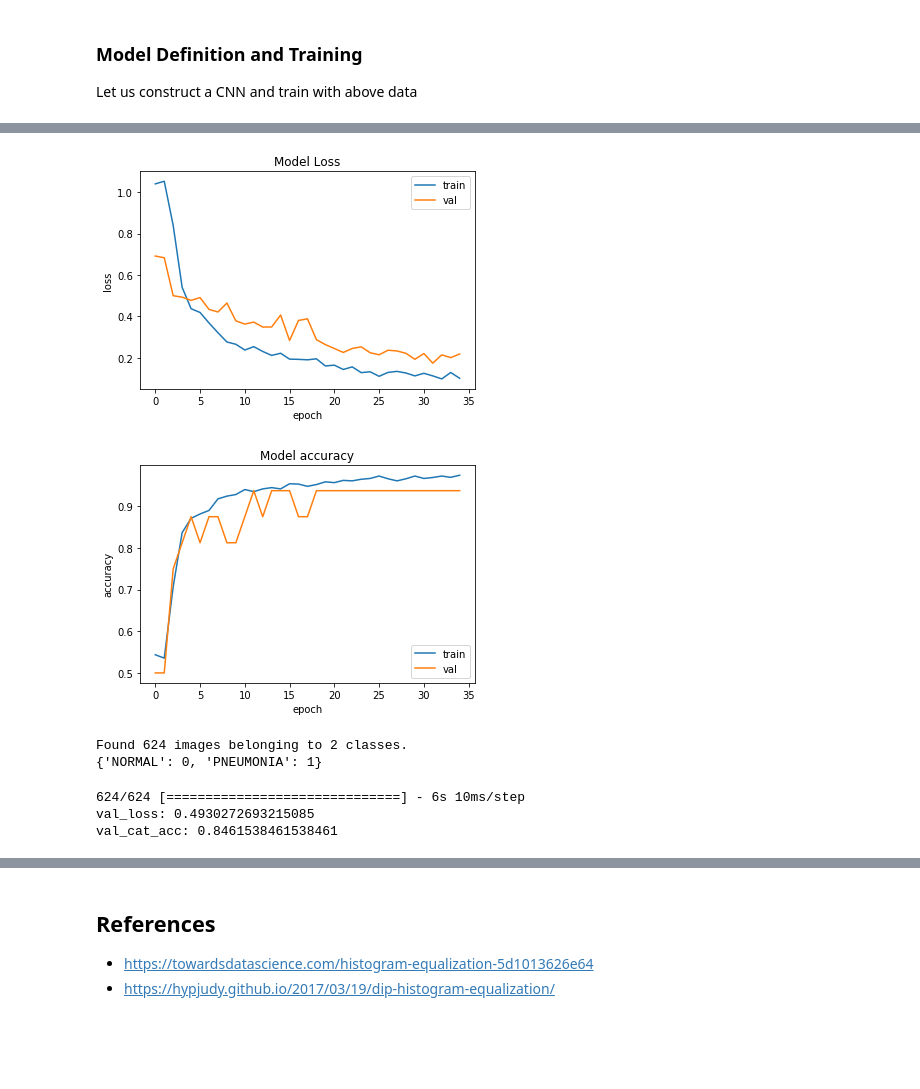
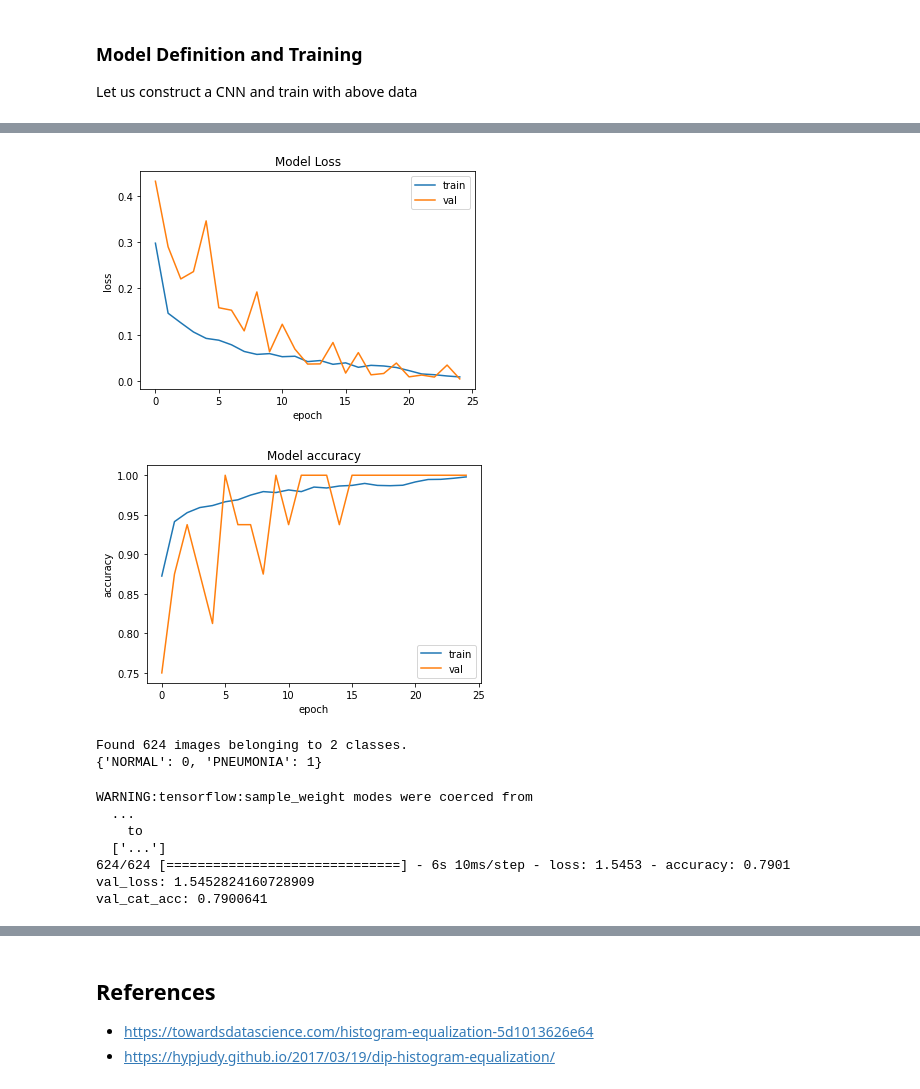
Before and after one commit to KarthikKothareddy/chest_xray, a Jupyter notebook: Leading the Board with VGG inspired Architecture.ipynb, the cells around one changed output, grey strips where cells are left out. Saved outputs shown, nothing was run; the diff lists cells and outputs as text; code cells hidden in the pictures; blank space fills up the shorter version.

```diff
--- a/Leading the Board with VGG inspired Architecture.ipynb
+++ b/Leading the Board with VGG inspired Architecture.ipynb
@@ -99,10 +122,12 @@ From now on we will be converting all the images to grayscale and will do all pr
 # get some random positive images
 sample_positive = random.sample(pneumonia_train, 3)
 
+pre_sharp = [preprocess(cv2.imread(img, 0), input_mode="grayscale", reshape=False, sharp=True, hist=True) for img in sample_positive]
 # make a dictionary regular samples and preprocessed ones
 classes = {
     "Original": [cv2.imread(img, 0) for img in sample_positive],
-    "Preprocessed": [preprocess(cv2.imread(img, 0), input_mode="grayscale", reshape=False) for img in sample_positive]
+    "Preprocessed": [preprocess(cv2.imread(img, 0), input_mode="grayscale", reshape=False) for img in sample_positive],
+    # "Deep": pre_sharp
 }
 
 # display the images
@@ -115,13 +140,14 @@ display(classes, 3, cmap="gray")
 
 In this section we will generate and standardize data to address class imbalance problem that we saw above (images of one class are less than each other)
 # %%
-from keras.preprocessing.image import ImageDataGenerator
-from keras.preprocessing.image import img_to_array
-from keras.preprocessing.image import load_img
+from tensorflow.keras.preprocessing.image import ImageDataGenerator
+from tensorflow.keras.preprocessing.image import img_to_array
+from tensorflow.keras.preprocessing.image import load_img
 
 IM_WIDTH = 224
 IM_HEIGHT = 224
-BATCH_SIZE = 32
+BATCH_SIZE = 24
+NB_CLASSES = 2
 
 try:
     from imutils import paths
@@ -363,0 +428,28 @@ Wall time: 21min 34s
+# %%
+%%time
+
+import tensorflow as tf
+#with tf.device('/gpu:0'):
+# start training
+
+history = nn.model.fit(
+    x=_train,
+    steps_per_epoch=STEPS_PER_EPOCH,
+    validation_data=_valid,
+    validation_steps=16,
+    callbacks=_callbacks,
+    epochs=EPOCHS,
+    verbose=1
+)
+"""
+
+history = nn.model.fit_generator(
+    _train_generator,
+    steps_per_epoch=STEPS_PER_EPOCH,
+    validation_data=_valid,
+    validation_steps=_valid.samples,
+    callbacks=_callbacks,
+    epochs=EPOCHS,
+    verbose=1
+)
+"""
@@ -364,29 +475,29 @@ Wall time: 21min 34s
 # %%
 # Let us plot the loss and accuracy functions for both training and validation sets to see how our model behaved over training epochs
 # PLOTTING
 import matplotlib.pyplot as plt
 %matplotlib inline
 
 # plot the loss
 plt.plot(history.history['loss'])
 plt.plot(history.history['val_loss'])
 plt.title('Model Loss')
 plt.ylabel('loss')
 plt.xlabel('epoch')
 plt.legend(['train', 'val'], loc='upper right')
 plt.show()
 
 # plot the accuracy
-plt.plot(history.history['acc'])
-plt.plot(history.history['val_acc'])
+plt.plot(history.history['accuracy'])
+plt.plot(history.history['val_accuracy'])
 plt.title('Model accuracy')
 plt.ylabel('accuracy')
 plt.xlabel('epoch')
 plt.legend(['train', 'val'], loc='lower right')
 plt.show()
 # %% [output]
-[figure, old version]
+[figure, new version]
-[figure, old version]
+[figure, new version]
 # %%
 # Let's define test data from the test generator that we used for validation also
 # validation
@@ -404,13 +515,17 @@ print(_test.class_indices)
 Found 624 images belonging to 2 classes.
 {'NORMAL': 0, 'PNEUMONIA': 1}
 # %%
-test_loss, test_acc = model.evaluate_generator(_test, steps=_test.samples, verbose=1)
+test_loss, test_acc = nn.model.evaluate_generator(_test, steps=_test.samples, verbose=1)
 
 print('val_loss:', test_loss)
 print('val_cat_acc:', test_acc)
 # %% [output]
-624/624 [==============================] - 6s 10ms/step
-val_loss: 0.4930272693215085
-val_cat_acc: 0.8461538461538461
+WARNING:tensorflow:sample_weight modes were coerced from
+  ...
+    to
+  ['...']
+624/624 [==============================] - 6s 10ms/step - loss: 1.5453 - accuracy: 0.7901
+val_loss: 1.5452824160728909
+val_cat_acc: 0.7900641
 # %%
 # PREDICT
```
Also changed, not shown: parts of 17 cells of this notebook.
